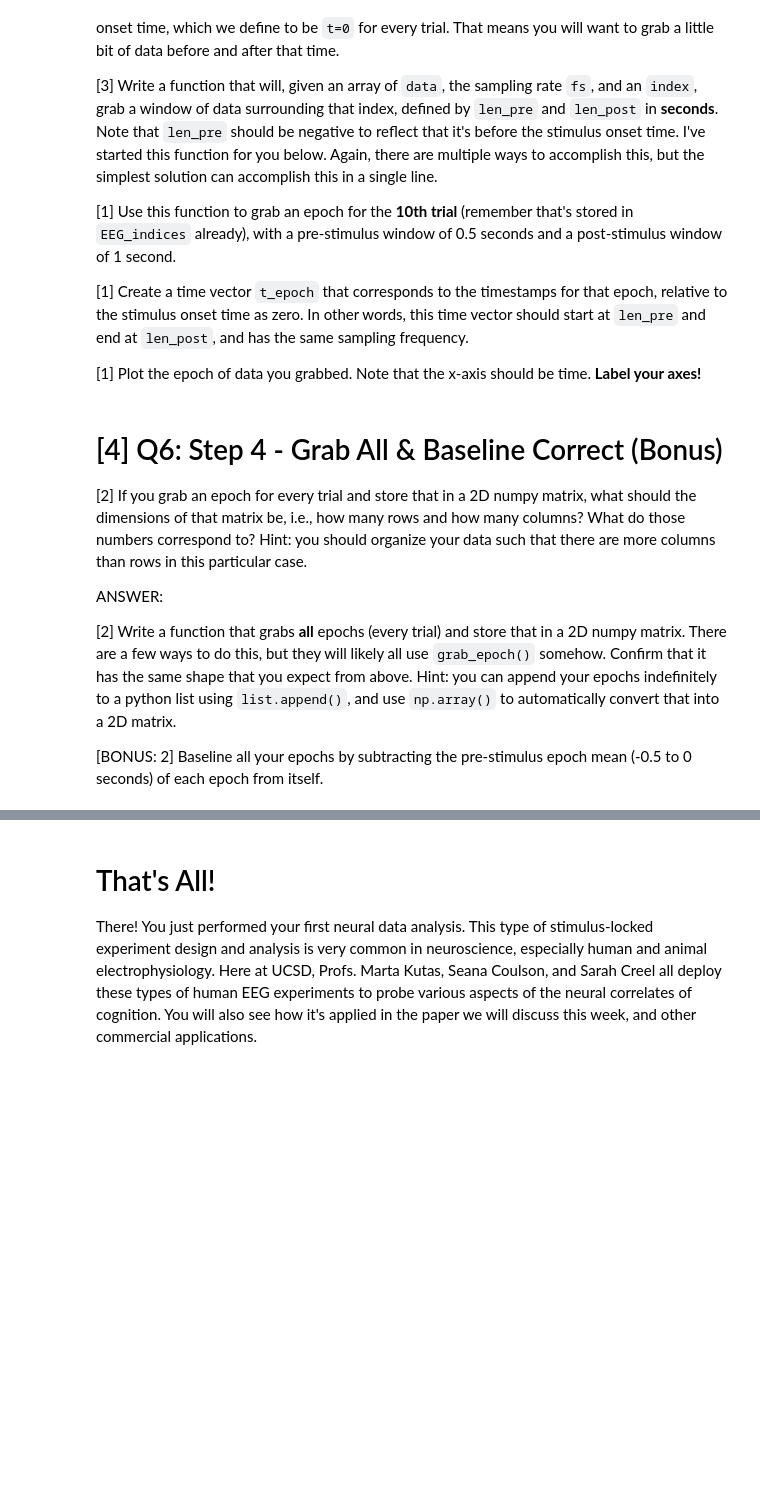
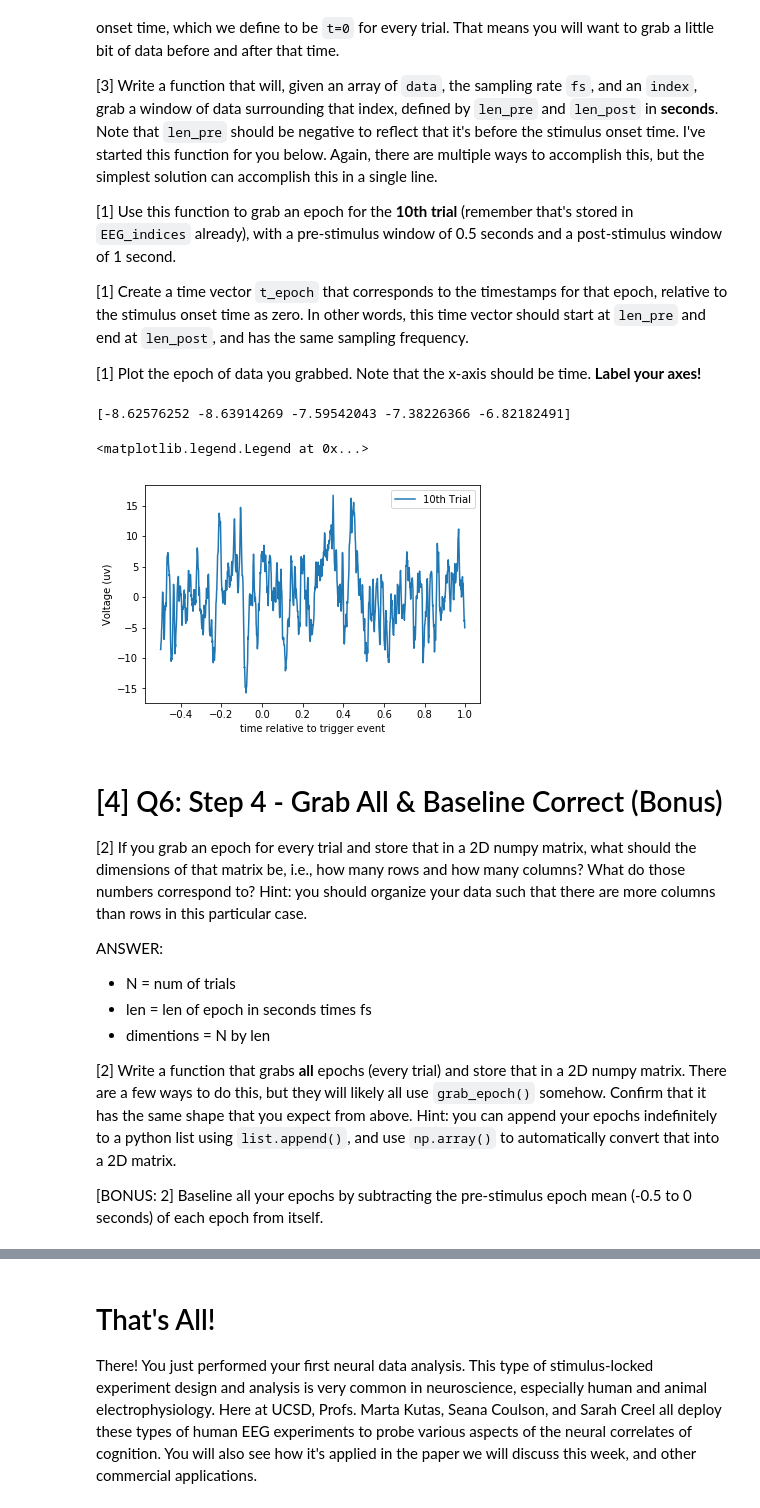
Before and after one commit to TamuzHod/COGS118C, a Jupyter notebook: Assignments/A1-SamplingTimeSeries.ipynb, the cells around one changed output, grey strips where cells are left out. Cells and saved outputs as stored; diff of their text form; code cells hidden in the pictures; blank space fills up the shorter version.

```diff
--- a/Assignments/A1-SamplingTimeSeries.ipynb
+++ b/Assignments/A1-SamplingTimeSeries.ipynb
@@ -195,10 +207,10 @@ print(t_EEG[np.array(trial_index).astype(int)]) # access the value at the corres
 # %%
 def compute_EEG_indices(event_timestamps, fs):
-    # _FILL_IN_YOUR_CODE_HERE
-    return
+    return np.array([i[0] * fs for i in event_timestamps]).astype(int)
+
 
 # call your function to compute the corresponding indices
-EEG_indices = compute_EEG_indices()
+EEG_indices = compute_EEG_indices(trial_info, fs)
 
 # print your solution and the actual event times to compare, they should be identical
 print(t_EEG[EEG_indices[:10]])
@@ -216,26 +233,33 @@ Now that we have the corresponding indices in the EEG data, we know exactly wher
 [1] Plot the epoch of data you grabbed. Note that the x-axis should be time. **Label your axes!**
 # %%
 def grab_epoch(data, index, fs, len_pre, len_post):
-    # _FILL_IN_YOUR_CODE_HERE
-    return
+    return data[(int) (index + fs * len_pre) : (int) (index + fs * len_post)]
 
 
 # _FILL_IN_YOUR_CODE_HERE
 len_pre = -0.5 #second
 len_post = 1 #second
-epoch = grab_epoch(_FILL_IN_YOUR_CODE_HERE)
+epoch = grab_epoch(EEG, EEG_indices[9], fs, len_pre, len_post)
 print(epoch[:5])
-
-t_epoch = # _FILL_IN_YOUR_CODE_HERE
-
+t_epoch = np.arange(len_pre, len_post, 1/fs)
 # plotting
 plt.figure(figsize=(6,4))
-# _FILL_IN_YOUR_CODE_HERE
+plt.plot(t_epoch, epoch, '-', label= "10th Trial")
+plt.xlabel('time relative to trigger event')
+plt.ylabel('Voltage (uv)')
+plt.legend()
+# %% [output]
+[-8.62576252 -8.63914269 -7.59542043 -7.38226366 -6.82182491]
+<matplotlib.legend.Legend at 0x...>
+[figure, added]
 # %% [markdown]
 # [4] Q6: Step 4 - Grab All & Baseline Correct (Bonus)
 [2] If you grab an epoch for every trial and store that in a 2D numpy matrix, what should the dimensions of that matrix be, i.e., how many rows and how many columns? What do those numbers correspond to? Hint: you should organize your data such that there are more columns than rows in this particular case.
 
 ANSWER:
+* N = num of trials
+* len = len of epoch in seconds times fs
+* dimentions = N by len
 
 [2] Write a function that grabs **all** epochs (every trial) and store that in a 2D numpy matrix. There are a few ways to do this, but they will likely all use `grab_epoch()` somehow. Confirm that it has the same shape that you expect from above. Hint: you can append your epochs indefinitely to a python list using `list.append()`, and use `np.array()` to automatically convert that into a 2D matrix.
 
```
Also changed, not shown: parts of 14 cells of this notebook.
